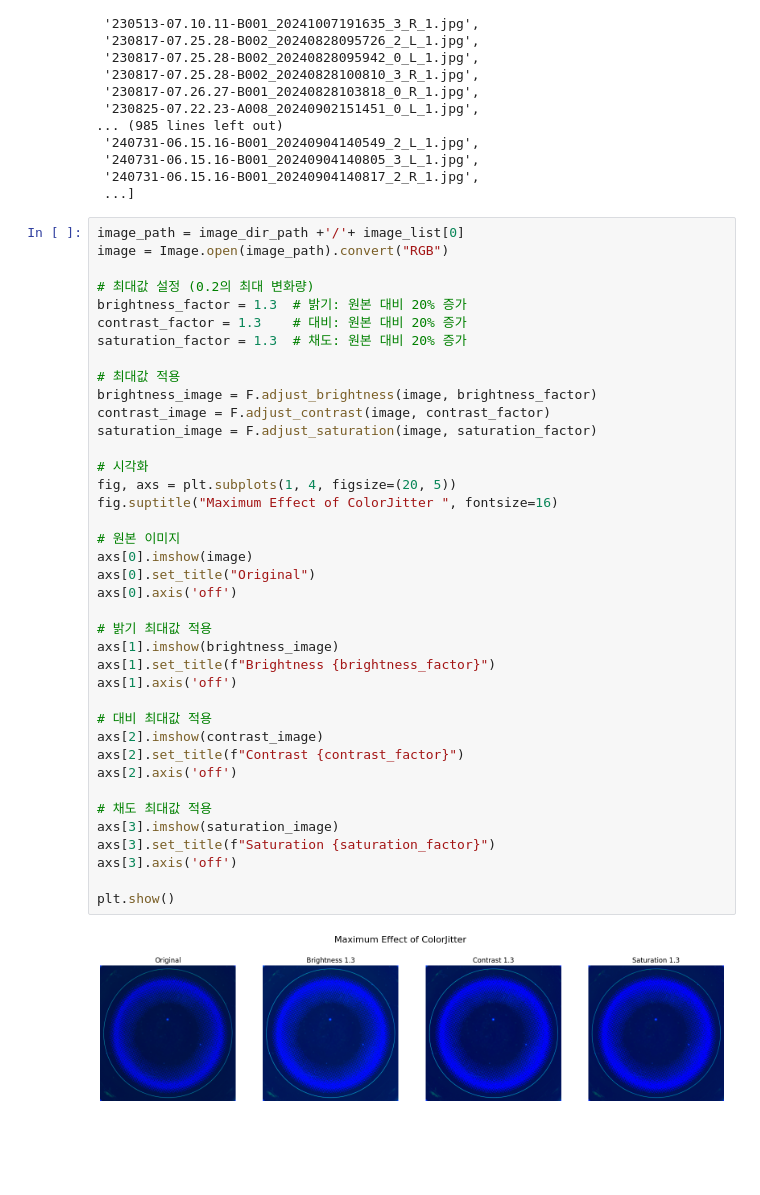
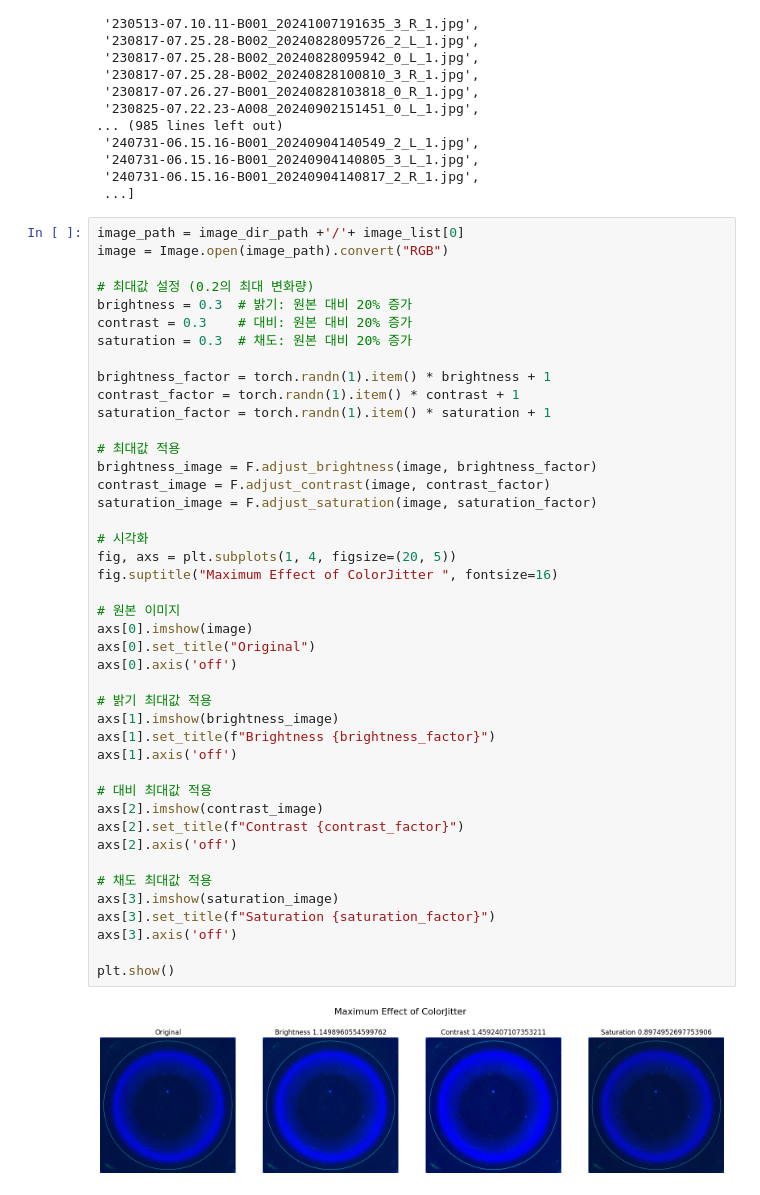
Before and after one commit to sidsid84-kor/xeception, a Jupyter notebook: jupyters/check_color.ipynb, the cells around one changed output. Drawn from its saved outputs; the diff is of its cells as text; blank space fills up the shorter version.

```diff
--- a/jupyters/check_color.ipynb
+++ b/jupyters/check_color.ipynb
@@ -30,40 +31,44 @@ image_path = image_dir_path +'/'+ image_list[0]
 image = Image.open(image_path).convert("RGB")
 
 # 최대값 설정 (0.2의 최대 변화량)
-brightness_factor = 1.3  # 밝기: 원본 대비 20% 증가
-contrast_factor = 1.3    # 대비: 원본 대비 20% 증가
-saturation_factor = 1.3  # 채도: 원본 대비 20% 증가
+brightness = 0.3  # 밝기: 원본 대비 20% 증가
+contrast = 0.3    # 대비: 원본 대비 20% 증가
+saturation = 0.3  # 채도: 원본 대비 20% 증가
+
+brightness_factor = torch.randn(1).item() * brightness + 1
+contrast_factor = torch.randn(1).item() * contrast + 1
+saturation_factor = torch.randn(1).item() * saturation + 1
 
 # 최대값 적용
 brightness_image = F.adjust_brightness(image, brightness_factor)
 contrast_image = F.adjust_contrast(image, contrast_factor)
 saturation_image = F.adjust_saturation(image, saturation_factor)
 
 # 시각화
 fig, axs = plt.subplots(1, 4, figsize=(20, 5))
 fig.suptitle("Maximum Effect of ColorJitter ", fontsize=16)
 
 # 원본 이미지
 axs[0].imshow(image)
 axs[0].set_title("Original")
 axs[0].axis('off')
 
 # 밝기 최대값 적용
 axs[1].imshow(brightness_image)
 axs[1].set_title(f"Brightness {brightness_factor}")
 axs[1].axis('off')
 
 # 대비 최대값 적용
 axs[2].imshow(contrast_image)
 axs[2].set_title(f"Contrast {contrast_factor}")
 axs[2].axis('off')
 
 # 채도 최대값 적용
 axs[3].imshow(saturation_image)
 axs[3].set_title(f"Saturation {saturation_factor}")
 axs[3].axis('off')
 
 plt.show()
 # %% [output]
-[figure, old version]
+[figure, new version]
 # %%
```
Also changed, not shown: parts of 2 cells of this notebook, 9 other files.
